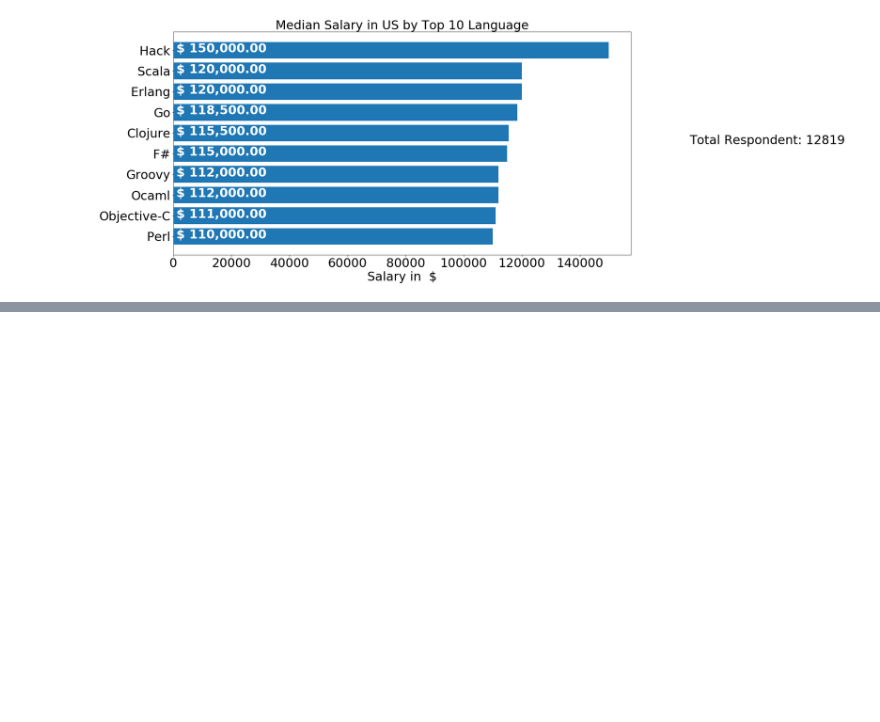
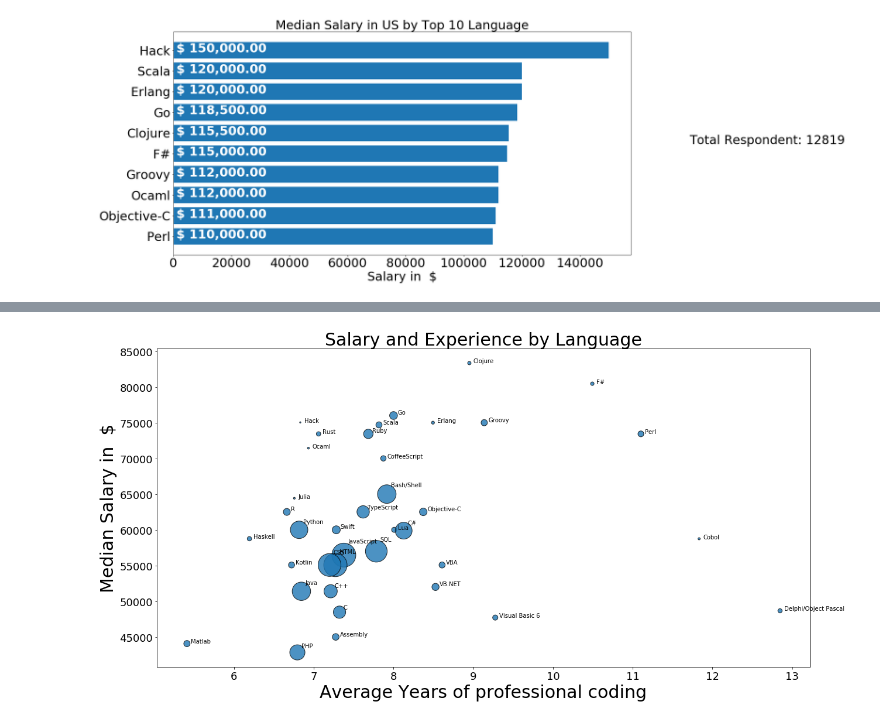
Before and after one commit to kuldeepemol/tech-nerds, a Jupyter notebook: Work-Career-analysis.ipynb, the cells around one changed output, grey strips where cells are left out. Cells and saved outputs as stored; diff of their text form; code cells hidden in the pictures; blank space fills up the shorter version.

Commit message:
Added scatter plot for Salary and Experience by Language.

```diff
--- a/Work-Career-analysis.ipynb
+++ b/Work-Career-analysis.ipynb
@@ -651,0 +669,20 @@ plt.savefig('Images/us-top-10-language-vs-salary.png', bbox_inches='tight')
+# %%
+# Global Language Salary
+all_language_salary_dict = dict()
+all_language_experience_dict = dict()
+us_language_salary_dict = dict()
+us_language_experience_dict = dict()
+us_language_count = 0
+
+for index, row in language_experience_salary_df.iterrows():
+    salary = row['ConvertedSalary']
+    country = row['Country']
+    languages = row['LanguageWorkedWith'].split(';')
+    experience = row['YearsCodingProf']
+    for each_language in languages:
+        all_language_salary_dict.setdefault(each_language, []).append(salary)
+        all_language_experience_dict.setdefault(each_language, []).append(experience)
+        if country == 'United States':
+            us_language_count += 1
+            us_language_salary_dict.setdefault(each_language, []).append(salary)
+            us_language_experience_dict.setdefault(each_language, []).append(experience)
@@ -651,0 +731,24 @@ plt.savefig('Images/us-top-10-language-vs-salary.png', bbox_inches='tight')
+# %%
+# Scatter Plot of Median Salary vs Experience:
+plt.figure(figsize=(20,10))
+plt.scatter(all_language_experience_salary_df['Experience (Mean)'],
+            all_language_experience_salary_df['Salary (Median)'],
+            s=list(all_language_experience_salary_df['Count']/20),
+            edgecolor='black', alpha=0.8
+           )
+plt.yticks(fontsize=18)
+plt.xticks(fontsize=18)
+plt.title('Salary and Experience by Language', fontsize=30)
+plt.ylabel('Median Salary in  $', fontsize=30)
+plt.xlabel('Average Years of professional coding', fontsize=30)
+
+for index, row in all_language_experience_salary_df.iterrows():
+    avg_exp = row['Experience (Mean)']
+    median_salary = row['Salary (Median)']
+    language = row['Language']
+    count = row['Count']/20
+    plt.text(avg_exp+0.05, median_salary+count, language, color='black', fontsize=10)
+
+plt.savefig('Images/salary-experience-by-language-size-scatter.png', bbox_inches='tight')
+# %% [output]
+[figure, added]
```
Also changed, not shown: parts of 5 cells of this notebook, 2 other files.
